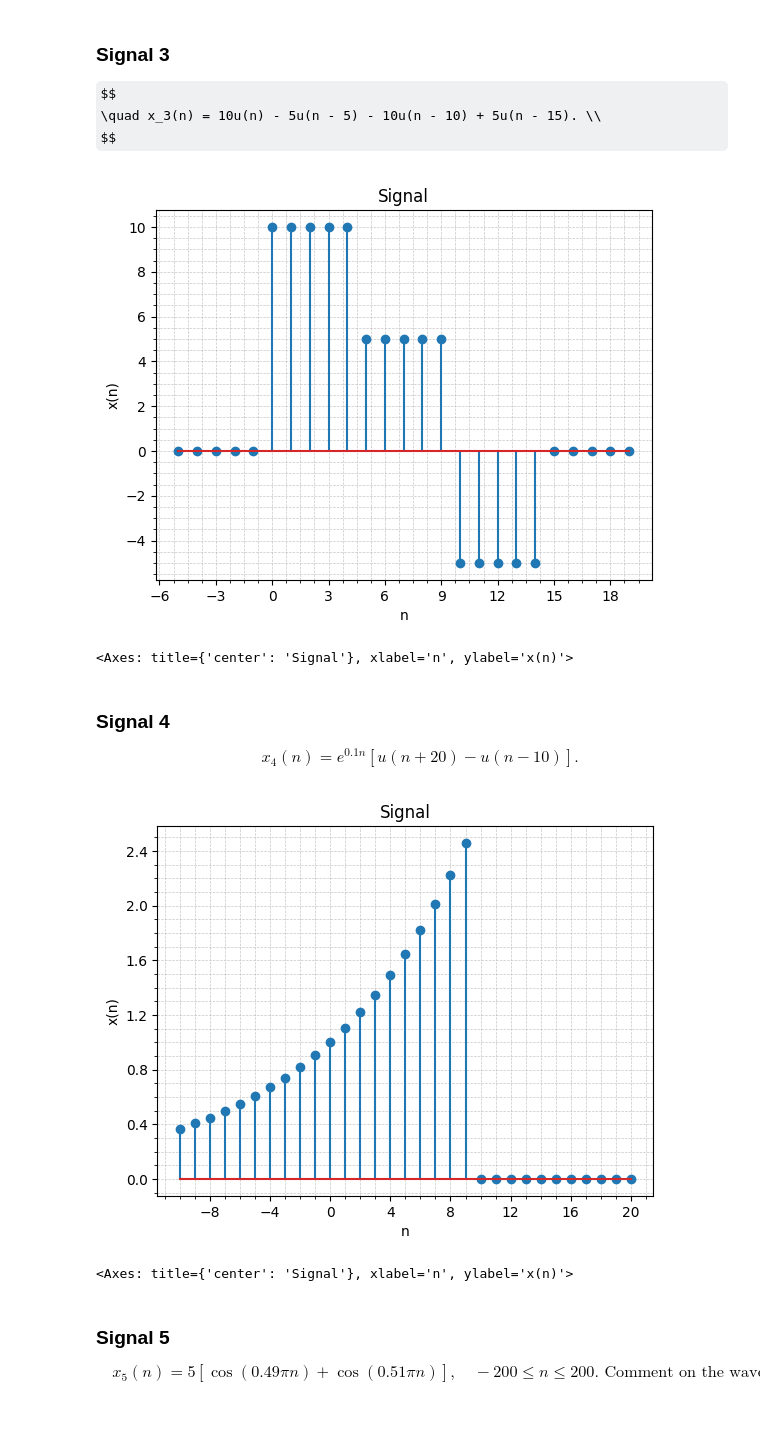
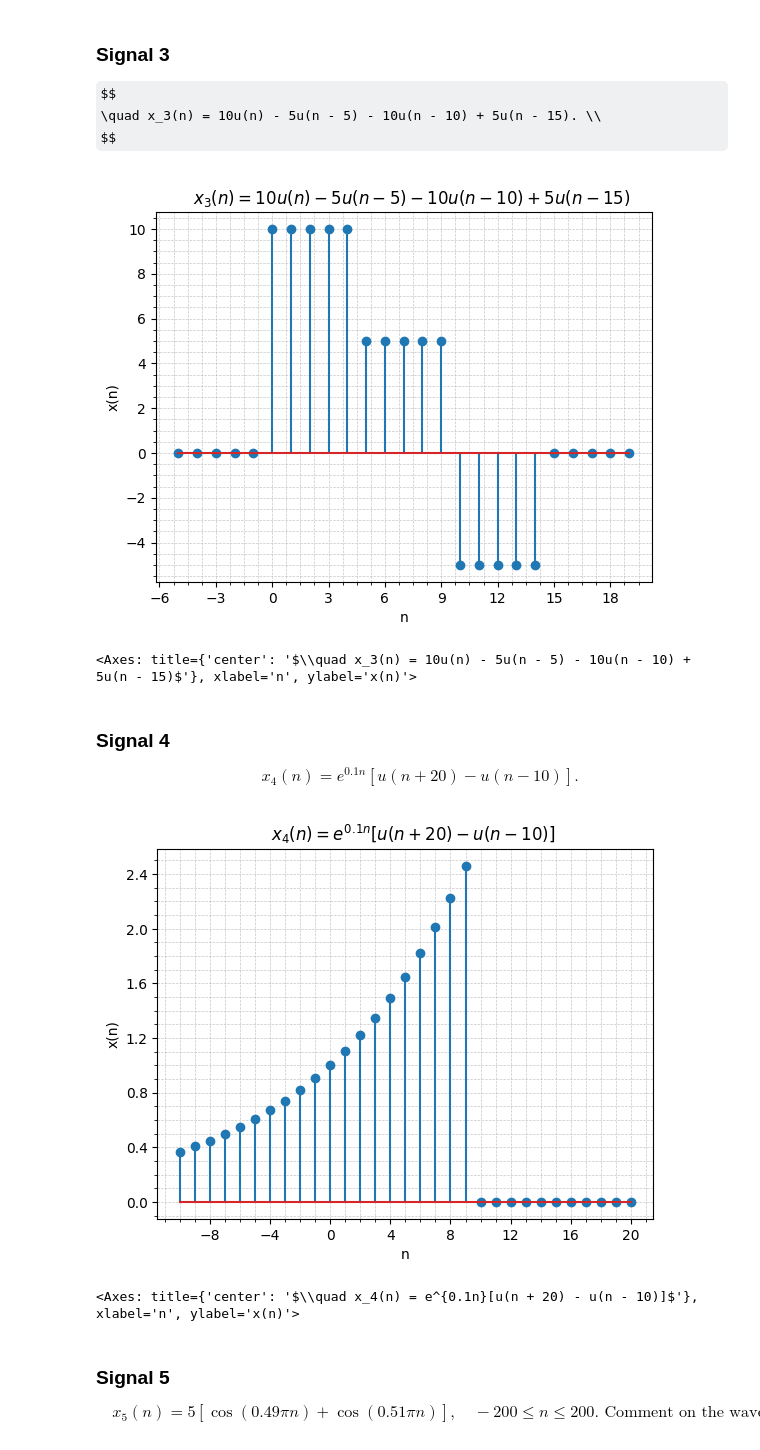
Before and after one commit to joaomariolago/ifsc-dsp, a Jupyter notebook: lista-1/lista-1.ipynb, the cells around one changed output. Cells and saved outputs as stored; diff of their text form; code cells hidden in the pictures; some formulas as TeX source; blank space fills up the shorter version.

```diff
--- a/lista-1/lista-1.ipynb
+++ b/lista-1/lista-1.ipynb
@@ -59,10 +59,10 @@ $$
 n = np.arange(-5, 20)
 x = 10 * Signal.from_step(n) - 5 * Signal.from_step(n, 5) - 10 * Signal.from_step(n, 10) + 5 * Signal.from_step(n, 15)
 
-x.stem()
+x.stem(r'$\quad x_3(n) = 10u(n) - 5u(n - 5) - 10u(n - 10) + 5u(n - 15)$')
 # %% [output]
-[figure, old version]
+[figure, new version]
-<Axes: title={'center': 'Signal'}, xlabel='n', ylabel='x(n)'>
+<Axes: title={'center': '$\\quad x_3(n) = 10u(n) - 5u(n - 5) - 10u(n - 10) + 5u(n - 15)$'}, xlabel='n', ylabel='x(n)'>
 # %% [markdown]
 ### Signal 4
 
@@ -72,13 +72,13 @@ $$
 # %%
 # Implementing \quad x_4(n) = e^{0.1n}[u(n + 20) - u(n - 10)]
 
 n = np.arange(-10, 21)
-x = Signal.from_exponential(1, 0.1, n) * (Signal.from_step(n, -20) - Signal.from_step(n, 10))
+x = Signal.from_exponential(0.1, n) * (Signal.from_step(n, -20) - Signal.from_step(n, 10))
 
-x.stem()
+x.stem(r'$\quad x_4(n) = e^{0.1n}[u(n + 20) - u(n - 10)]$')
 # %% [output]
-[figure, old version]
+[figure, new version]
-<Axes: title={'center': 'Signal'}, xlabel='n', ylabel='x(n)'>
+<Axes: title={'center': '$\\quad x_4(n) = e^{0.1n}[u(n + 20) - u(n - 10)]$'}, xlabel='n', ylabel='x(n)'>
 # %% [markdown]
 ### Signal 5
 $$
```
Also changed, not shown: parts of 24 cells of this notebook, 7 other files.
